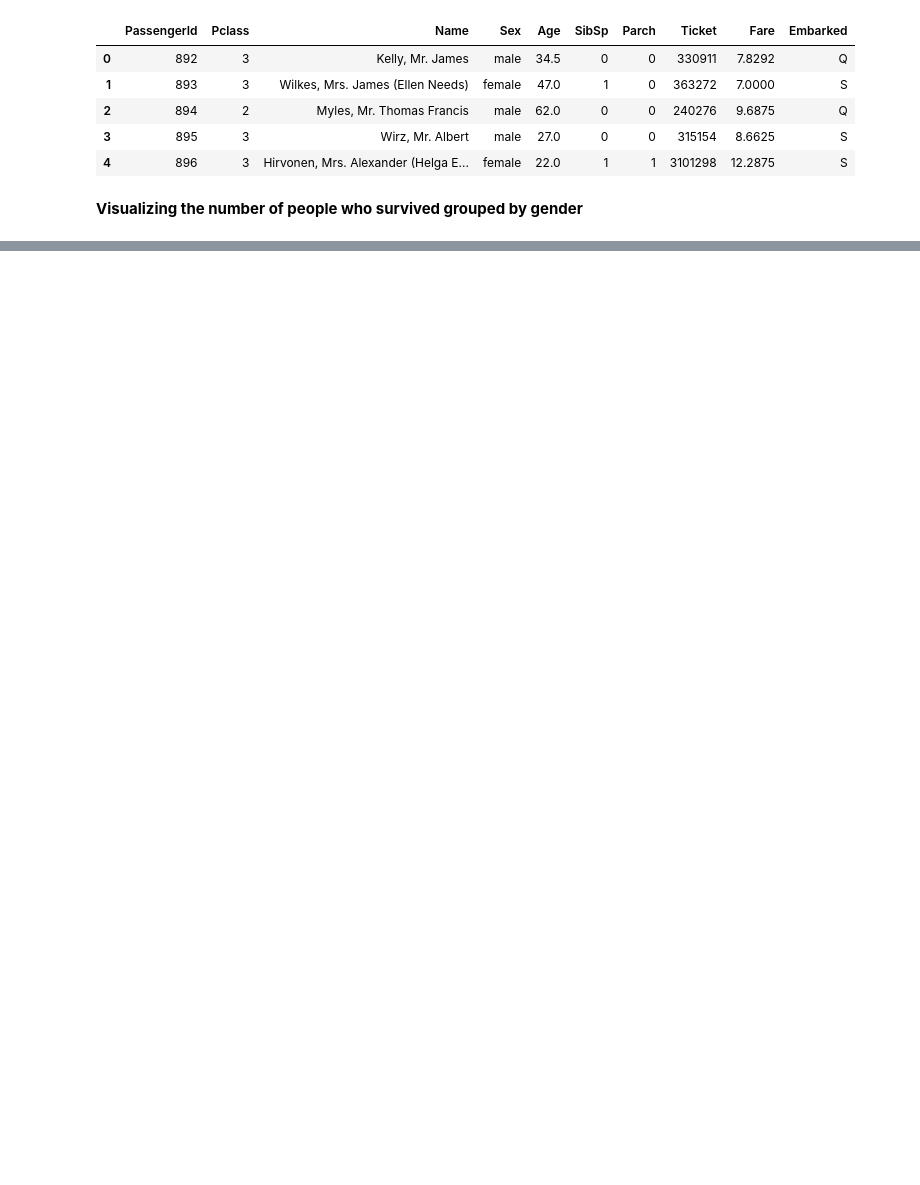
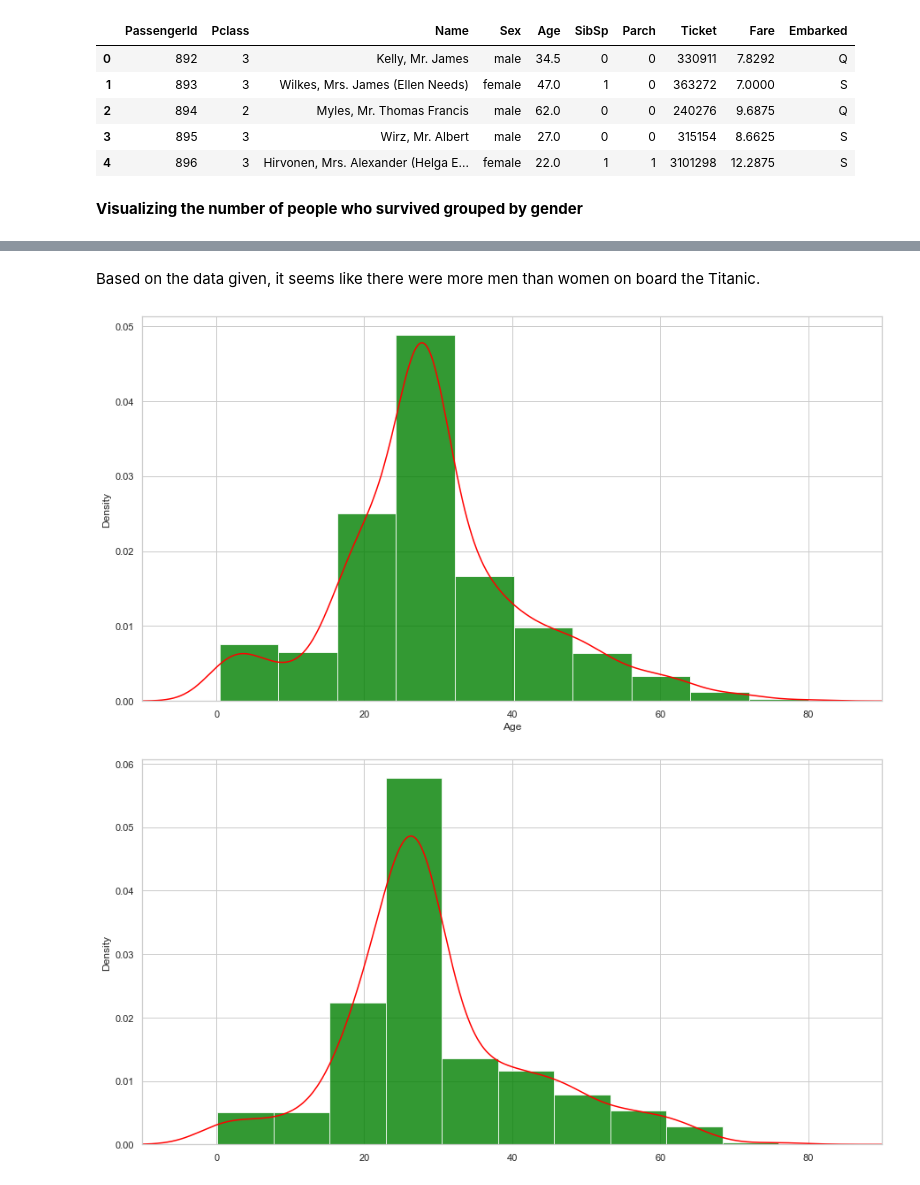
Before and after one commit to audrey1993/Titanic-logistic-regression, a Jupyter notebook: TitanicData.ipynb, the cells around one changed output, grey strips where cells are left out. Cells and saved outputs as stored; diff of their text form; code cells hidden in the pictures; blank space fills up the shorter version.

```diff
--- a/TitanicData.ipynb
+++ b/TitanicData.ipynb
@@ -381,0 +368,19 @@ KeyError: 'Age'
+# %% [markdown]
+Based on the data given, it seems like there were more men than women on board the Titanic.
+# %%
+plt.figure(figsize=(15,8))
+ax = Train_data["Age"].hist(bins=10, density=True, stacked=True, color='green', alpha=0.8)
+Train_data["Age"].plot(kind='density',color='red')
+ax.set(xlabel='Age')
+plt.xlim(-10,90)
+plt.show()
+
+plt.figure(figsize=(15,8))
+ax1 = Test_data["Age"].hist(bins=10, density=True, stacked=True, color='green', alpha=0.8)
+Test_data["Age"].plot(kind='density', color='red')
+ax.set(xlabel='Age')
+plt.xlim(-10,90)
+plt.show()
+# %% [output]
+[figure, added]
+[figure, added]
```
Also changed, not shown: parts of 10 cells of this notebook, 1 other file.
